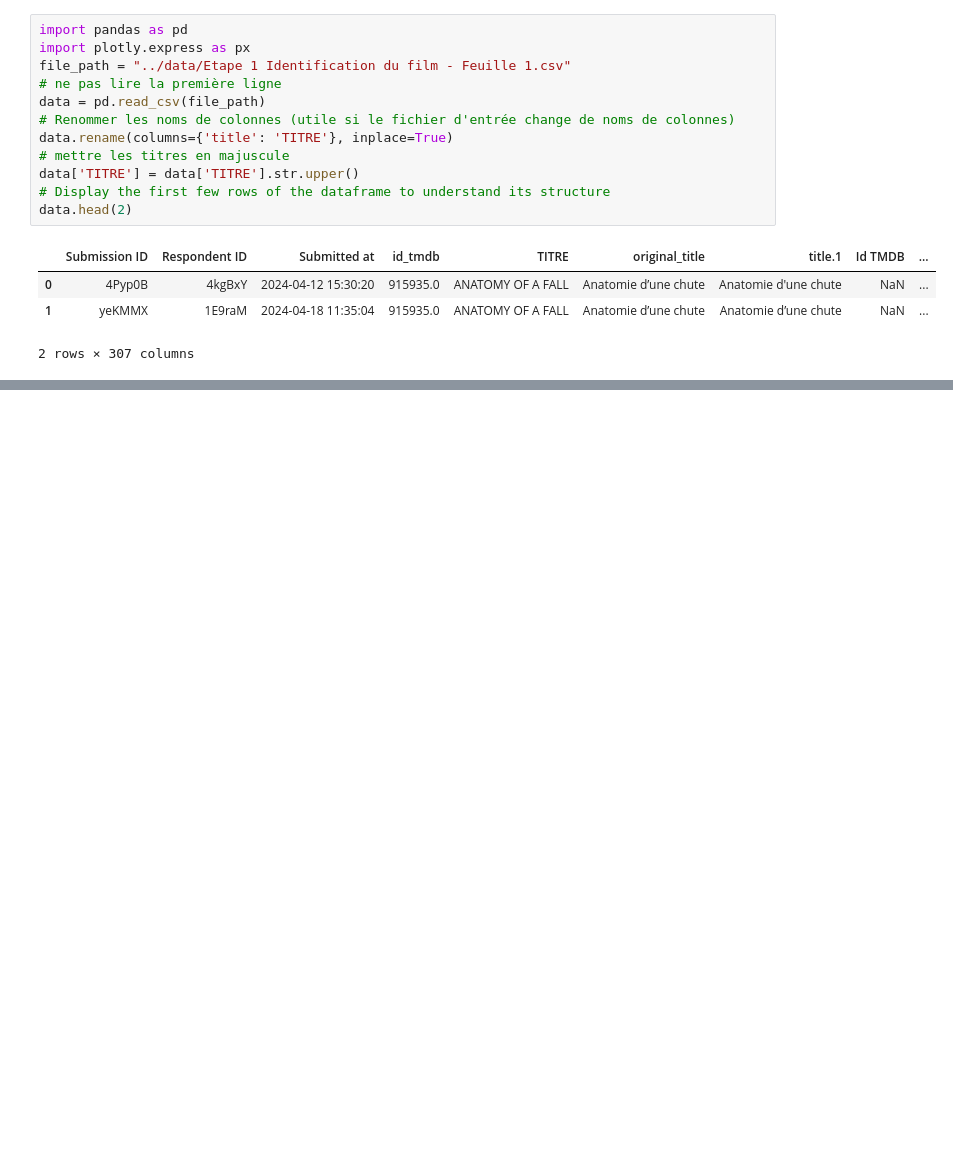
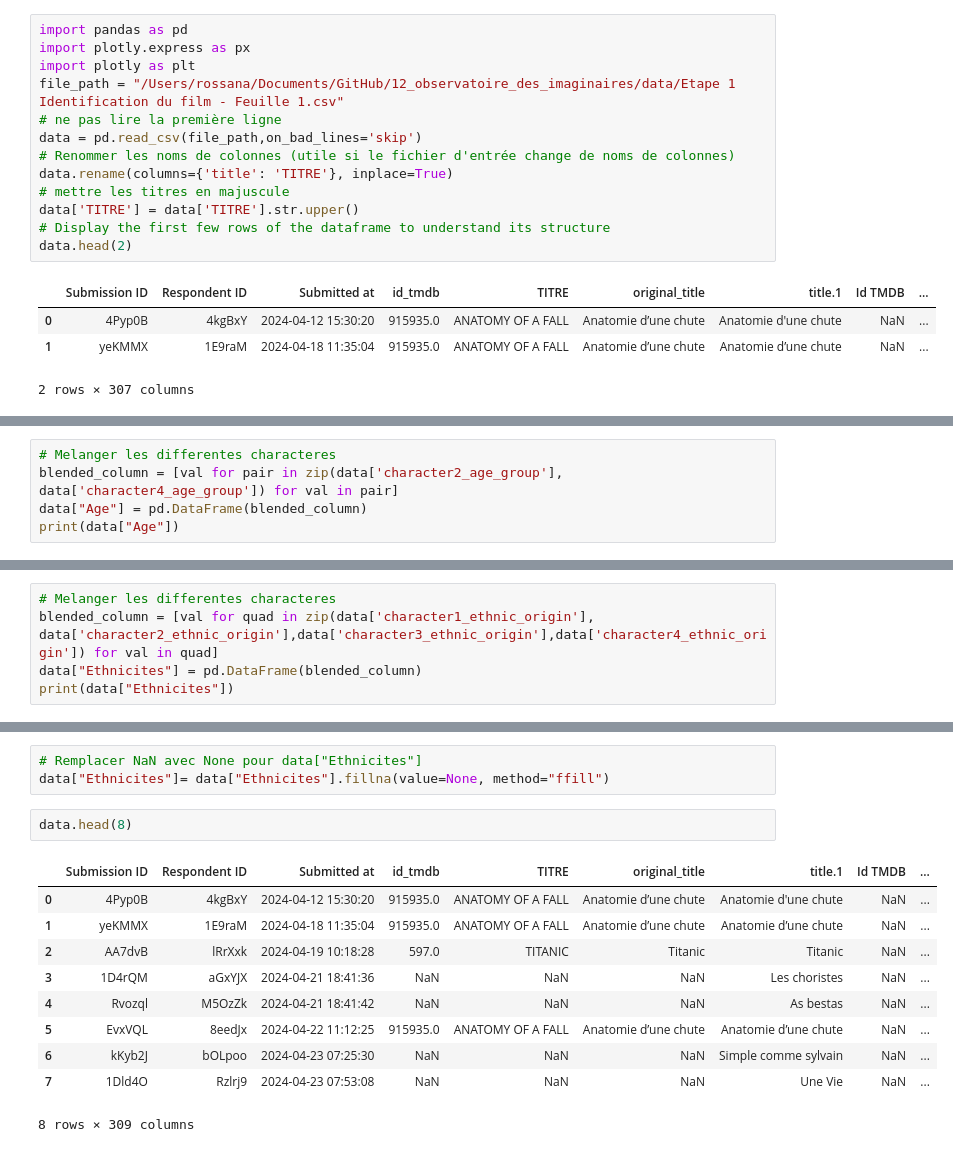
Before and after one commit to RomainSagetLethias/12_observatoire_des_imaginaires, a Jupyter notebook: notebooks/analyse personnages.ipynb, the cells around one changed output, grey strips where cells are left out. Drawn from its saved outputs; the diff is of its cells as text; blank space fills up the shorter version.

```diff
--- a/notebooks/analyse personnages.ipynb
+++ b/notebooks/analyse personnages.ipynb
@@ -1,9 +1,10 @@
 # %%
 import pandas as pd
 import plotly.express as px
-file_path = "../data/Etape 1 Identification du film - Feuille 1.csv"
+import plotly as plt
+file_path = "/Users/rossana/Documents/GitHub/12_observatoire_des_imaginaires/data/Etape 1 Identification du film - Feuille 1.csv"
 # ne pas lire la première ligne
-data = pd.read_csv(file_path)
+data = pd.read_csv(file_path,on_bad_lines='skip')
 # Renommer les noms de colonnes (utile si le fichier d'entrée change de noms de colonnes)
 data.rename(columns={'title': 'TITRE'}, inplace=True)
 # mettre les titres en majuscule
@@ -20,0 +49,5 @@ import plotly.graph_objects as go
+# %%
+# Melanger les differentes characteres
+blended_column = [val for pair in zip(data['character2_age_group'], data['character4_age_group']) for val in pair]
+data["Age"] = pd.DataFrame(blended_column)
+print(data["Age"])
@@ -20,0 +83,5 @@ import plotly.graph_objects as go
+# %%
+# Melanger les differentes characteres
+blended_column = [val for quad in zip(data['character1_ethnic_origin'], data['character2_ethnic_origin'],data['character3_ethnic_origin'],data['character4_ethnic_origin']) for val in quad]
+data["Ethnicites"] = pd.DataFrame(blended_column)
+print(data["Ethnicites"])
@@ -20,0 +98,16 @@ import plotly.graph_objects as go
+# %%
+# Remplacer NaN avec None pour data["Ethnicites"]
+data["Ethnicites"]= data["Ethnicites"].fillna(value=None, method="ffill")
+# %%
+data.head(8)
+# %% [output]
+|  | Submission ID | Respondent ID | Submitted at | id_tmdb | TITRE | original_title | title.1 | Id TMDB | ... |
+| 0 | 4Pyp0B | 4kgBxY | 2024-04-12 15:30:20 | 915935.0 | ANATOMY OF A FALL | Anatomie d’une chute | Anatomie d'une chute | NaN | ... |
+| 1 | yeKMMX | 1E9raM | 2024-04-18 11:35:04 | 915935.0 | ANATOMY OF A FALL | Anatomie d’une chute | Anatomie d’une chute | NaN | ... |
+| 2 | AA7dvB | lRrXxk | 2024-04-19 10:18:28 | 597.0 | TITANIC | Titanic | Titanic | NaN | ... |
+| 3 | 1D4rQM | aGxYJX | 2024-04-21 18:41:36 | NaN | NaN | NaN | Les choristes | NaN | ... |
+| 4 | Rvozql | M5OzZk | 2024-04-21 18:41:42 | NaN | NaN | NaN | As bestas | NaN | ... |
+| 5 | EvxVQL | 8eedJx | 2024-04-22 11:12:25 | 915935.0 | ANATOMY OF A FALL | Anatomie d’une chute | Anatomie d’une chute | NaN | ... |
+| 6 | kKyb2J | bOLpoo | 2024-04-23 07:25:30 | NaN | NaN | NaN | Simple comme sylvain | NaN | ... |
+| 7 | 1Dld4O | Rzlrj9 | 2024-04-23 07:53:08 | NaN | NaN | NaN | Une Vie | NaN | ... |
+8 rows × 309 columns
```
Also changed, not shown: parts of 27 cells of this notebook, 1 other file.
